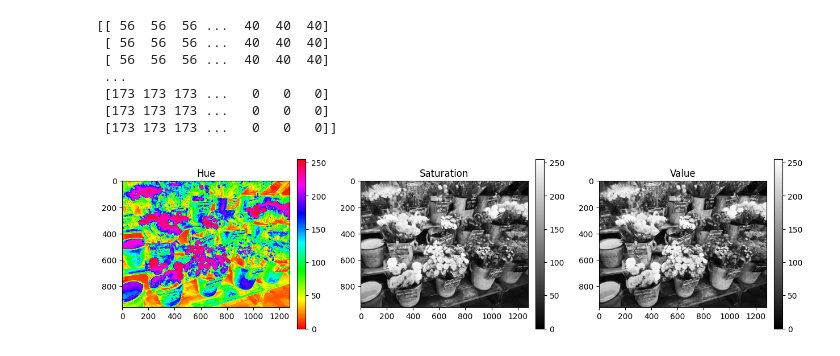
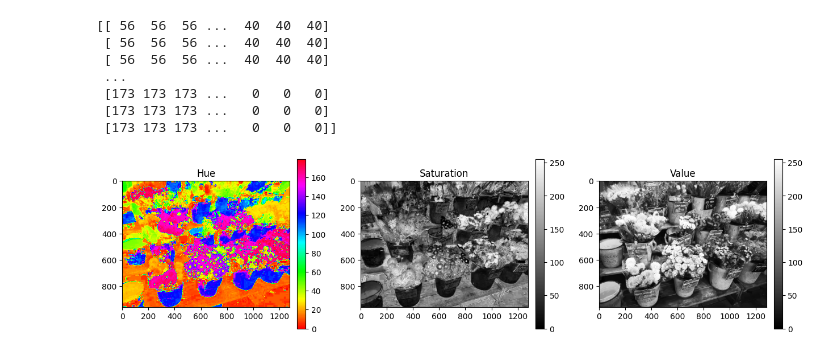
Before and after one commit to Tiepbn/Computer-Vision, a Jupyter notebook: Exercise/Week2_01_Exercise01.ipynb, the cells around one changed output. Saved outputs shown, nothing was run; the diff lists cells and outputs as text; code cells hidden in the pictures.

```diff
--- a/Exercise/Week2_01_Exercise01.ipynb
+++ b/Exercise/Week2_01_Exercise01.ipynb
@@ -65,23 +65,23 @@ print(h)
 # %%
 plt.figure(figsize=(15,4))
 
 plt.subplot(1,3,1)
 plt.imshow(h,cmap = "hsv")
 plt.title("Hue")
-cbar = plt.colorbar(plt.imshow(v, cmap='hsv'), fraction=0.046, pad=0.04)
+cbar = plt.colorbar( fraction=0.046, pad=0.04)
 
 plt.subplot(1,3,2)
 plt.imshow(s,cmap = "gray")
 plt.title("Saturation")
-cbar = plt.colorbar(plt.imshow(v, cmap='gray'), fraction=0.046, pad=0.04)
+cbar = plt.colorbar( fraction=0.046, pad=0.04)
 
 
 plt.subplot(1,3,3)
 plt.imshow(v,cmap = "gray")
 plt.title("Value")
-cbar = plt.colorbar(plt.imshow(v, cmap='gray'), fraction=0.046, pad=0.04)
+cbar = plt.colorbar(fraction=0.046, pad=0.04)
 
 
 plt.subplots_adjust(wspace=0.3)
 # %% [output]
-[figure, old version]
+[figure, new version]
```
